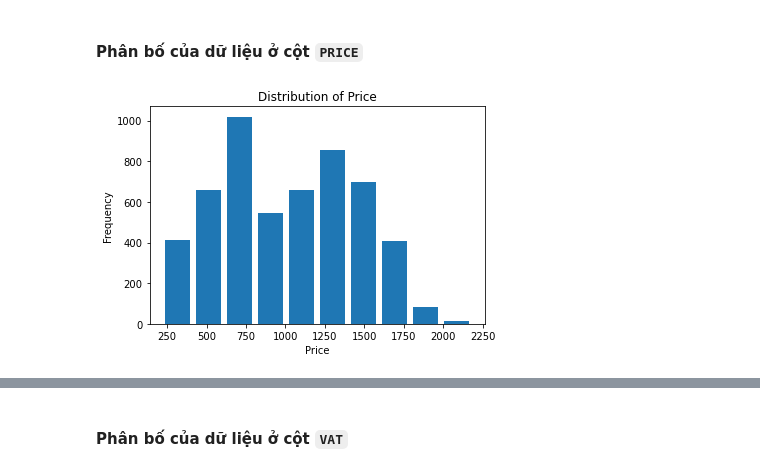
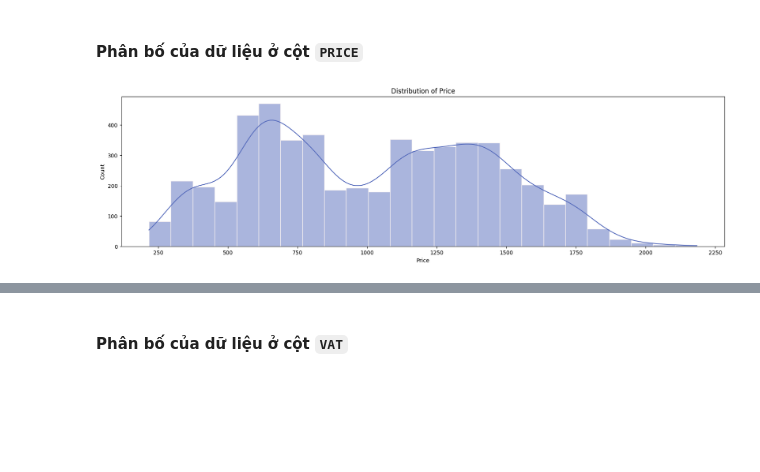
Before and after one commit to khangnl24112002/DataVisualization_Group02_Lab02, a Jupyter notebook: source_codes/main.ipynb, the cells around one changed output, grey strips where cells are left out. Saved outputs shown, nothing was run; the diff lists cells and outputs as text; code cells hidden in the pictures; blank space fills up the shorter version.

```diff
--- a/source_codes/main.ipynb
+++ b/source_codes/main.ipynb
@@ -112,10 +114,10 @@ dtype: object
 # %% [markdown]
 #### Phân bố của dữ liệu ở cột `PRICE`
 # %%
-plt.hist(df['PRICE'], bins=10, rwidth=0.8)
+plt.figure(figsize=(20, 5))
+sns.histplot(df['PRICE'],color="#576CBC",edgecolor="#F6F1F1",kde=True)
 plt.title('Distribution of Price')
 plt.xlabel('Price')
-plt.ylabel('Frequency')
 plt.show()
 # %% [output]
-[figure, old version]
+[figure, new version]
```
Also changed, not shown: parts of 27 cells of this notebook.
